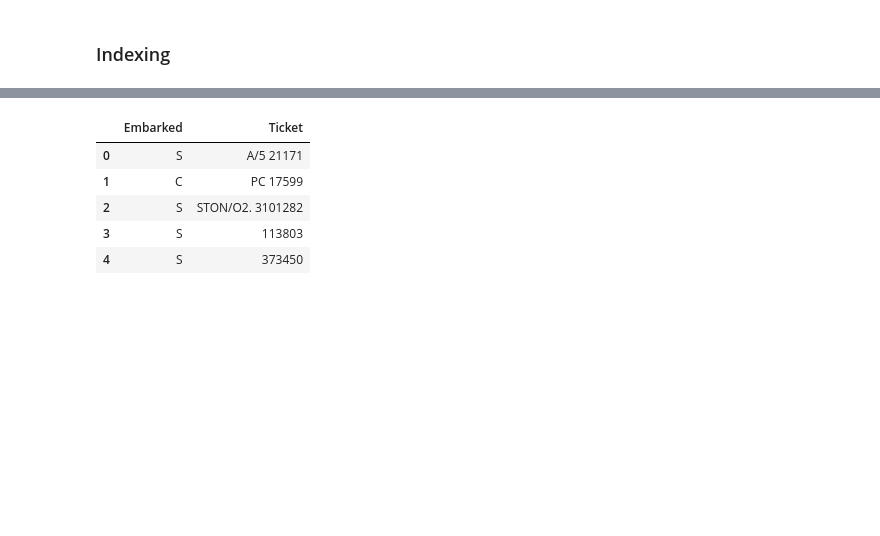
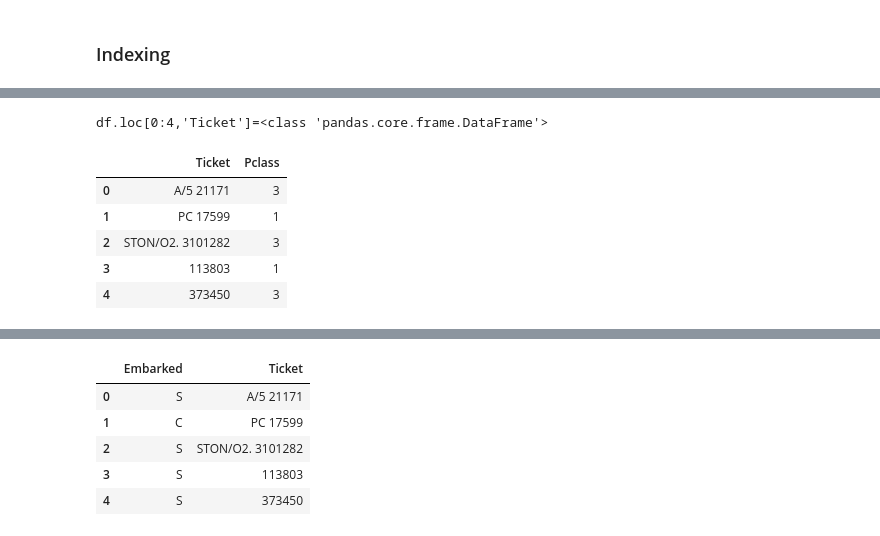
Before and after one commit to huttertibor/ai, a Jupyter notebook: 2_data.ipynb, the cells around one changed output, grey strips where cells are left out. Drawn from its saved outputs; the diff is of its cells as text; code cells hidden in the pictures; blank space fills up the shorter version.

```diff
--- a/2_data.ipynb
+++ b/2_data.ipynb
@@ -104,0 +99,11 @@ dtype: object
+# %%
+print(f"df.loc[0:4,'Ticket']={type(df.loc[0:4,['Ticket','Pclass']])}")
+df.loc[0:4,['Ticket','Pclass']]
+# %% [output]
+df.loc[0:4,'Ticket']=<class 'pandas.core.frame.DataFrame'>
+|  | Ticket | Pclass |
+| 0 | A/5 21171 | 3 |
+| 1 | PC 17599 | 1 |
+| 2 | STON/O2. 3101282 | 3 |
+| 3 | 113803 | 1 |
+| 4 | 373450 | 3 |
```
Also changed, not shown: parts of 12 cells of this notebook.
